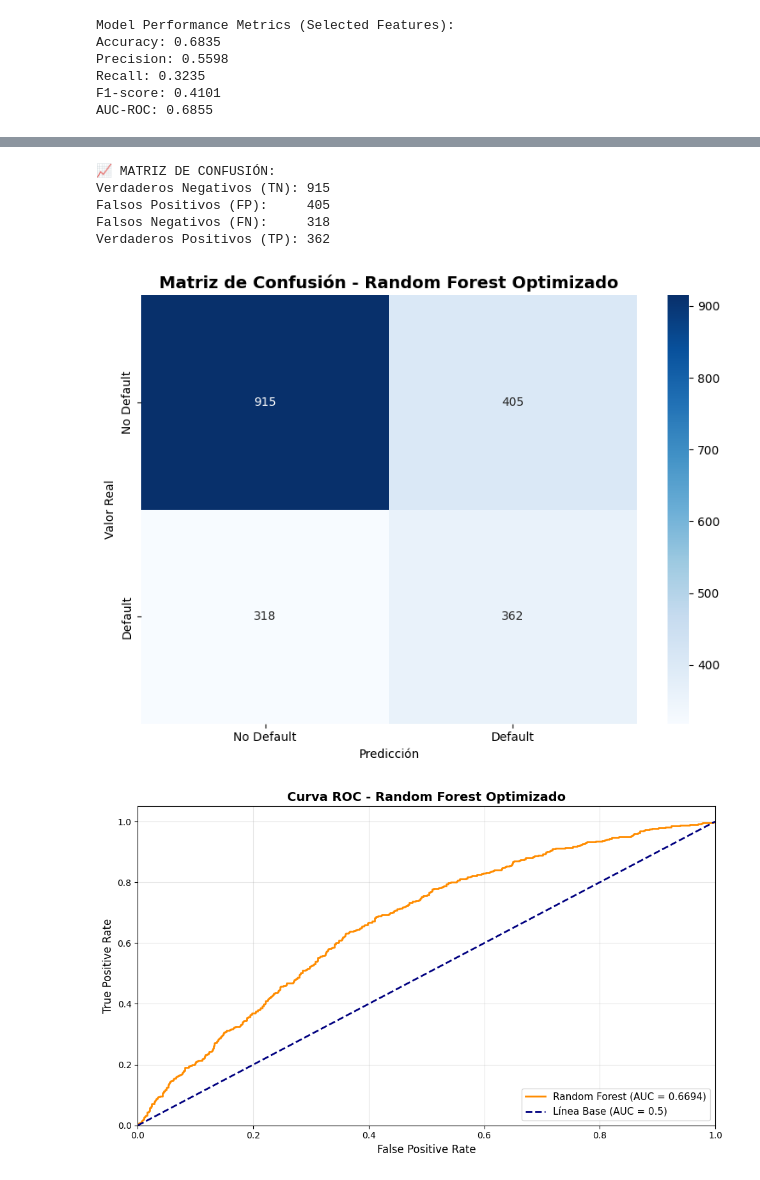
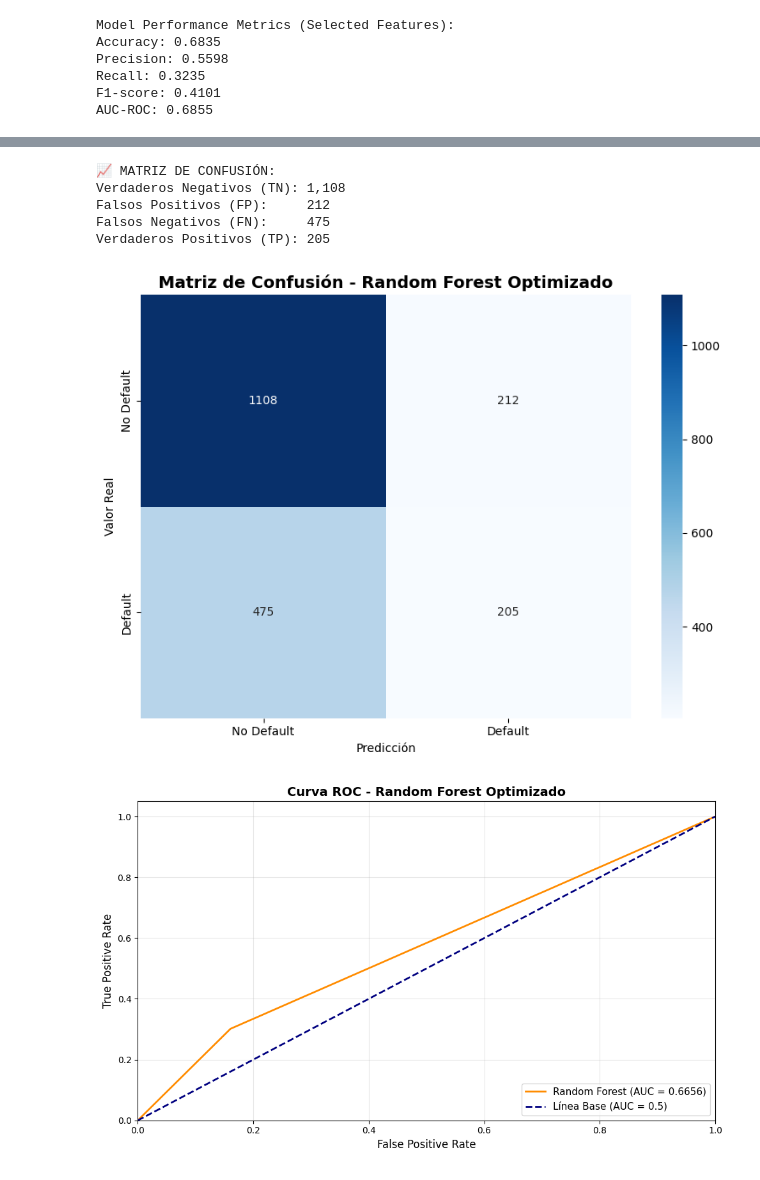
Before and after one commit to Karimme-T/Modelo-de-cr-dito, a Jupyter notebook: Project_2.ipynb, the cells around one changed output, grey strips where cells are left out. Saved outputs shown, nothing was run; the diff lists cells and outputs as text; code cells hidden in the pictures.

```diff
--- a/Project_2.ipynb
+++ b/Project_2.ipynb
@@ -420,28 +456,25 @@ from sklearn.metrics import (accuracy_score, precision_score, recall_score,
                               f1_score, roc_auc_score, confusion_matrix,
                               classification_report, roc_curve, auc)
 
-y_pred_rf = classifier.predict(X_test_selected)
-y_pred_proba_rf = classifier.predict_proba(X_test_selected)[:, 1]
+best_rf_grid = grid_search.best_estimator_
 
-accuracy_rf = accuracy_score(y_test, y_pred_rf)
-precision_rf = precision_score(y_test, y_pred_rf, zero_division=0)
-recall_rf = recall_score(y_test, y_pred_rf, zero_division=0)
-f1_rf = f1_score(y_test, y_pred_rf, zero_division=0)
-roc_auc_rf = roc_auc_score(y_test, y_pred_proba_rf)
+y_pred_grid = best_rf_grid.predict(X_test_selected)
+y_pred_proba_grid = best_rf_grid.predict_proba(X_test_selected)[:, 1]
 
-print("\n" + "="*80)
-print("MÉTRICAS DE RENDIMIENTO - RANDOM FOREST OPTIMIZADO")
+from sklearn.metrics import accuracy_score, precision_score, recall_score, f1_score, roc_auc_score
+
+accuracy_grid = accuracy_score(y_test, y_pred_grid)
+precision_grid = precision_score(y_test, y_pred_grid)
+recall_grid = recall_score(y_test, y_pred_grid)
+f1_grid = f1_score(y_test, y_pred_grid)
+roc_auc_grid = roc_auc_score(y_test, y_pred_proba_grid)
+
+print("\n RENDIMIENTO EN TEST SET:")
 print("="*80)
-print(f"Accuracy:  {accuracy_rf:.4f} ({accuracy_rf*100:.2f}%)")
-print(f"Precision: {precision_rf:.4f}")
-print(f"Recall:    {recall_rf:.4f}")
-print(f"F1-Score:  {f1_rf:.4f}")
-print(f"AUC-ROC:   {roc_auc_rf:.4f}")
+print(f"Accuracy:  {accuracy_grid:.4f} ({accuracy_grid*100:.2f}%)")
+print(f"Precision: {precision_grid:.4f}")
+print(f"Recall:    {recall_grid:.4f}")
+print(f"F1-Score:  {f1_grid:.4f}")
+print(f"AUC-ROC:   {roc_auc_grid:.4f}")
 print("="*80)
-
-# Reporte de clasificación detallado
-print("\n📊 REPORTE DE CLASIFICACIÓN DETALLADO:\n")
-print(classification_report(y_test, y_pred_rf,
-                           target_names=['No Default', 'Default'],
-                           digits=4))
 # %% [output]
@@ -478,35 +489,35 @@ weighted avg     0.6461    0.6350    0.6395      2000
 # %%
 # Matriz de confusión
-cm = confusion_matrix(y_test, y_pred_rf)
+cm = confusion_matrix(y_test, y_pred_grid)
 print("\n📈 MATRIZ DE CONFUSIÓN:")
 print(f"Verdaderos Negativos (TN): {cm[0,0]:,}")
 print(f"Falsos Positivos (FP):     {cm[0,1]:,}")
 print(f"Falsos Negativos (FN):     {cm[1,0]:,}")
 print(f"Verdaderos Positivos (TP): {cm[1,1]:,}")
 
 plt.figure(figsize=(8, 6))
 sns.heatmap(cm, annot=True, fmt='d', cmap='Blues',
             xticklabels=['No Default', 'Default'],
             yticklabels=['No Default', 'Default'])
 plt.title('Matriz de Confusión - Random Forest Optimizado',
           fontsize=14, fontweight='bold')
 plt.ylabel('Valor Real')
 plt.xlabel('Predicción')
 plt.tight_layout()
 plt.show()
 # %% [output]
 📈 MATRIZ DE CONFUSIÓN:
-Verdaderos Negativos (TN): 915
-Falsos Positivos (FP):     405
-Falsos Negativos (FN):     318
-Verdaderos Positivos (TP): 362
+Verdaderos Negativos (TN): 1,108
+Falsos Positivos (FP):     212
+Falsos Negativos (FN):     475
+Verdaderos Positivos (TP): 205
-[figure, old version]
+[figure, new version]
 # %%
 # Curva ROC
-fpr, tpr, thresholds = roc_curve(y_test, y_pred_proba_rf)
+fpr, tpr, thresholds = roc_curve(y_test, y_pred_grid)
 plt.figure(figsize=(10, 6))
 plt.plot(fpr, tpr, color='darkorange', lw=2,
-         label=f'Random Forest (AUC = {roc_auc_rf:.4f})')
+         label=f'Random Forest (AUC = {roc_auc_grid:.4f})')
 plt.plot([0, 1], [0, 1], color='navy', lw=2, linestyle='--',
          label='Línea Base (AUC = 0.5)')
 plt.xlim([0.0, 1.0])
@@ -519,4 +530,4 @@ plt.grid(True, alpha=0.3)
 plt.tight_layout()
 plt.show()
 # %% [output]
-[figure, old version]
+[figure, new version]
```
Also changed, not shown: parts of 3 cells of this notebook, 2 other files.
